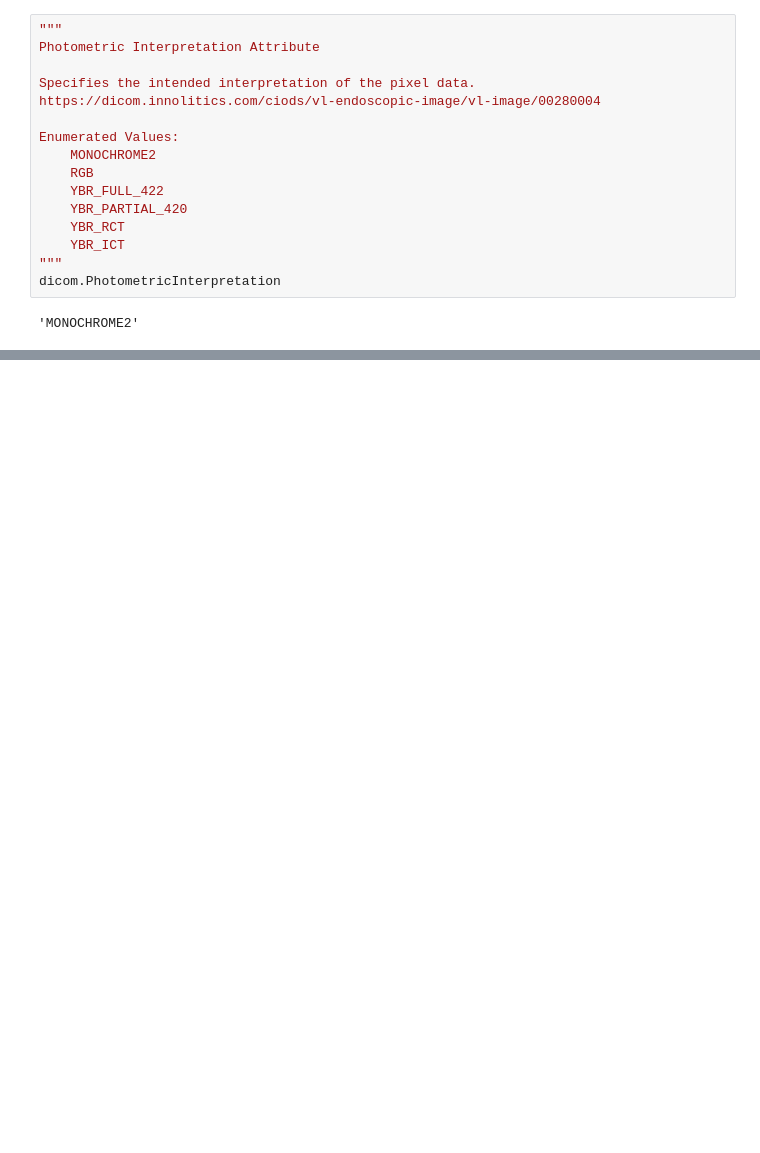
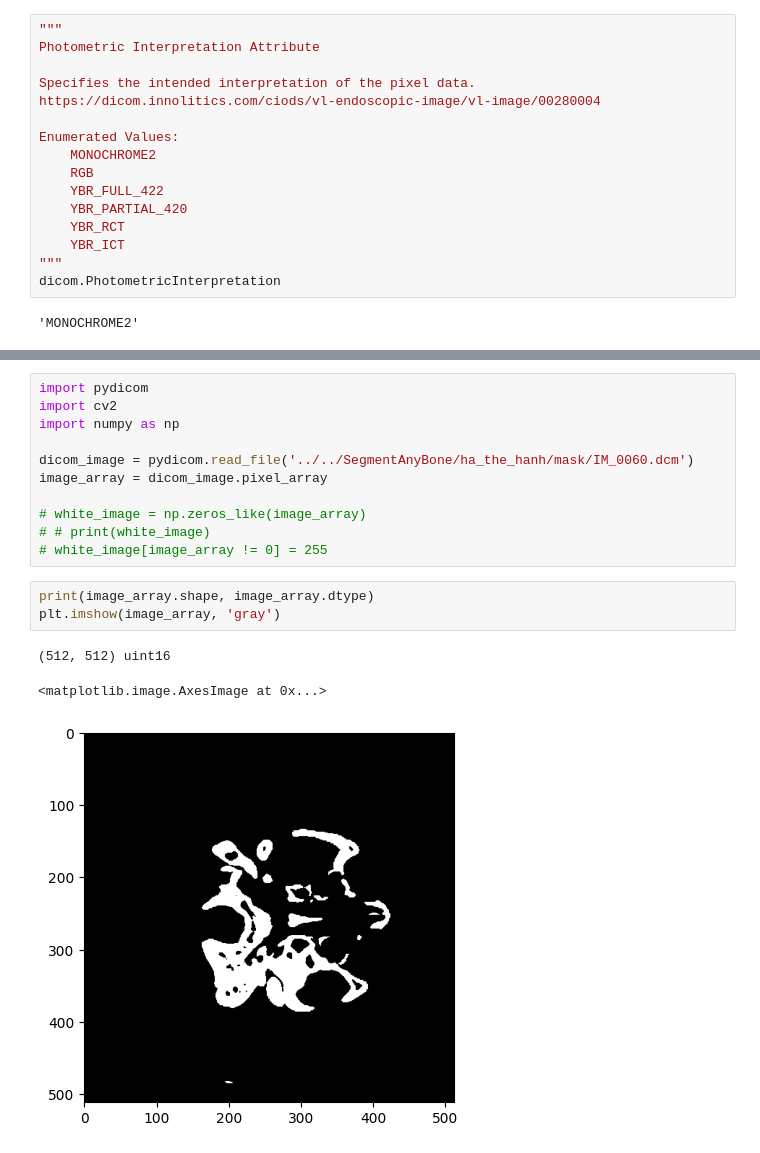
Before and after one commit to hoangph3/Dicom-3D-Generation, a Jupyter notebook: notebooks/dicom2np.ipynb, the cells around one changed output, grey strips where cells are left out. Drawn from its saved outputs; the diff is of its cells as text; blank space fills up the shorter version.

```diff
--- a/notebooks/dicom2np.ipynb
+++ b/notebooks/dicom2np.ipynb
@@ -114,0 +170,18 @@ plt.imshow(data_voi, 'gray')
+# %%
+import pydicom
+import cv2
+import numpy as np
+
+dicom_image = pydicom.read_file('../../SegmentAnyBone/ha_the_hanh/mask/IM_0060.dcm')
+image_array = dicom_image.pixel_array
+
+# white_image = np.zeros_like(image_array)
+# # print(white_image)
+# white_image[image_array != 0] = 255
+# %%
+print(image_array.shape, image_array.dtype)
+plt.imshow(image_array, 'gray')
+# %% [output]
+(512, 512) uint16
+<matplotlib.image.AxesImage at 0x...>
+[figure, added]
```
Also changed, not shown: parts of 13 cells of this notebook, 5 other files.
